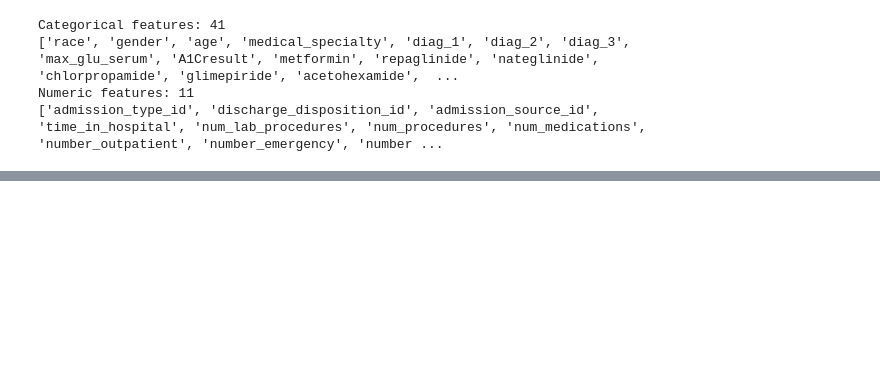
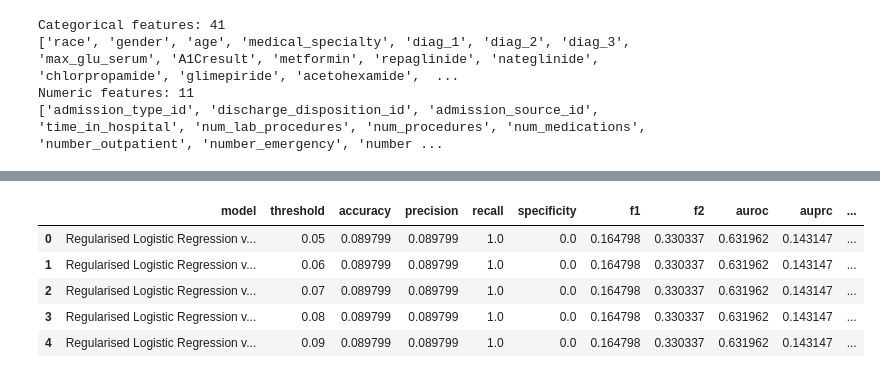
Before and after one commit to mxh210/Summer-Individual-Project, a Jupyter notebook: Processing_Pipeline/03_prediction_model_optimisation.ipynb, the cells around one changed output, grey strips where cells are left out. Drawn from its saved outputs; the diff is of its cells as text; code cells hidden in the pictures; blank space fills up the shorter version.

```diff
--- a/Processing_Pipeline/03_prediction_model_optimisation.ipynb
+++ b/Processing_Pipeline/03_prediction_model_optimisation.ipynb
@@ -170,0 +399,15 @@ def save_confusion_matrix(model, X_test, y_test, model_name, output_dir):
+# %%
+reg_log_threshold_results_val = threshold_sweep(
+    y_true=y_val,
+    y_proba=y_val_proba_reg_log,
+    model_name="Regularised Logistic Regression validation"
+)
+
+reg_log_threshold_results_val.head()
+# %% [output]
+|  | model | threshold | accuracy | precision | recall | specificity | f1 | f2 | auroc | auprc | ... |
+| 0 | Regularised Logistic Regression v... | 0.05 | 0.089799 | 0.089799 | 1.0 | 0.0 | 0.164798 | 0.330337 | 0.631962 | 0.143147 | ... |
+| 1 | Regularised Logistic Regression v... | 0.06 | 0.089799 | 0.089799 | 1.0 | 0.0 | 0.164798 | 0.330337 | 0.631962 | 0.143147 | ... |
+| 2 | Regularised Logistic Regression v... | 0.07 | 0.089799 | 0.089799 | 1.0 | 0.0 | 0.164798 | 0.330337 | 0.631962 | 0.143147 | ... |
+| 3 | Regularised Logistic Regression v... | 0.08 | 0.089799 | 0.089799 | 1.0 | 0.0 | 0.164798 | 0.330337 | 0.631962 | 0.143147 | ... |
+| 4 | Regularised Logistic Regression v... | 0.09 | 0.089799 | 0.089799 | 1.0 | 0.0 | 0.164798 | 0.330337 | 0.631962 | 0.143147 | ... |
```
Also changed, not shown: parts of 20 cells of this notebook, 5 other files.
